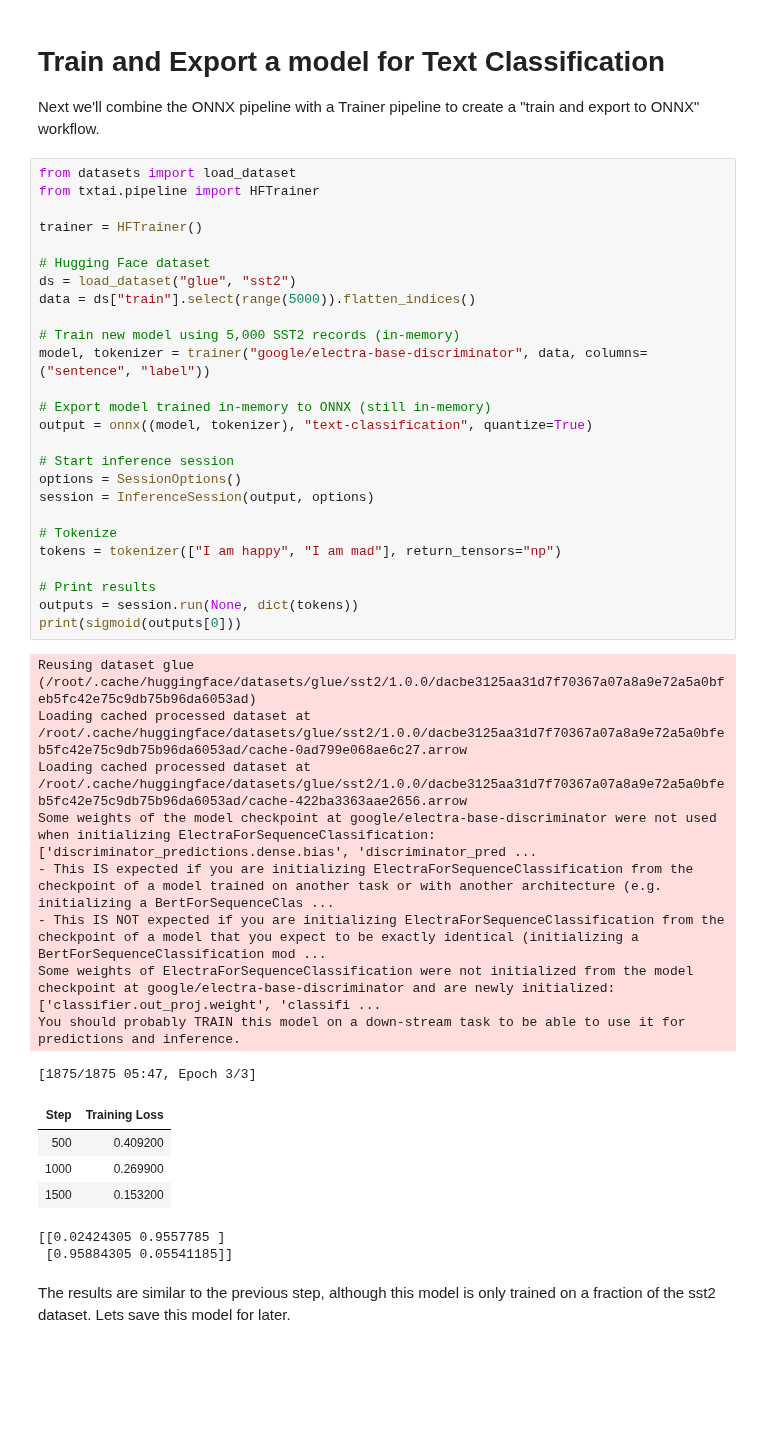
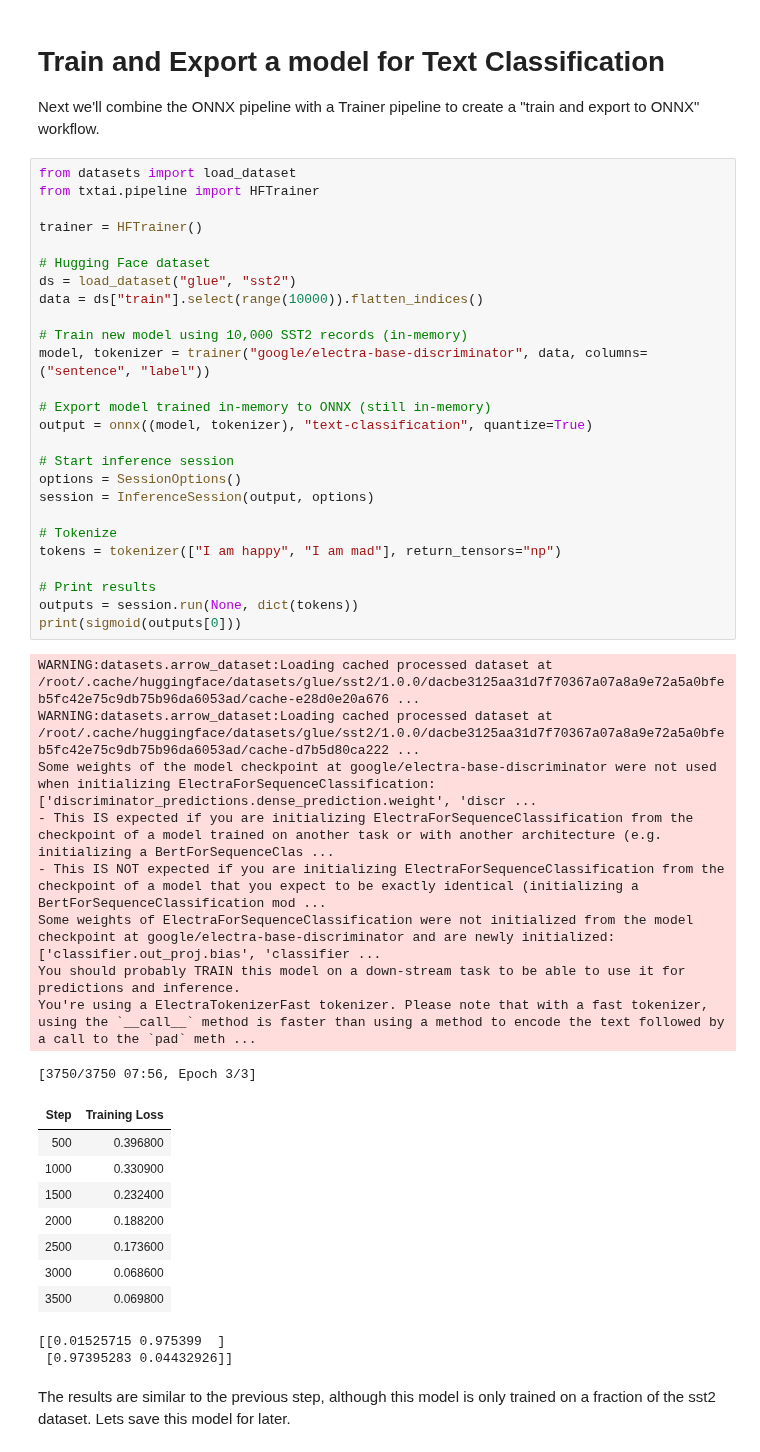
Before and after one commit to neuml/txtai, a Jupyter notebook: examples/18_Export_and_run_models_with_ONNX.ipynb, the cells around one changed output. Drawn from its saved outputs; the diff is of its cells as text; blank space fills up the shorter version.

```diff
--- a/examples/18_Export_and_run_models_with_ONNX.ipynb
+++ b/examples/18_Export_and_run_models_with_ONNX.ipynb
@@ -60,45 +60,49 @@ Next we'll combine the ONNX pipeline with a Trainer pipeline to create a "train
 # %%
 from datasets import load_dataset
 from txtai.pipeline import HFTrainer
 
 trainer = HFTrainer()
 
 # Hugging Face dataset
 ds = load_dataset("glue", "sst2")
-data = ds["train"].select(range(5000)).flatten_indices()
+data = ds["train"].select(range(10000)).flatten_indices()
 
-# Train new model using 5,000 SST2 records (in-memory)
+# Train new model using 10,000 SST2 records (in-memory)
 model, tokenizer = trainer("google/electra-base-discriminator", data, columns=("sentence", "label"))
 
 # Export model trained in-memory to ONNX (still in-memory)
 output = onnx((model, tokenizer), "text-classification", quantize=True)
 
 # Start inference session
 options = SessionOptions()
 session = InferenceSession(output, options)
 
 # Tokenize
 tokens = tokenizer(["I am happy", "I am mad"], return_tensors="np")
 
 # Print results
 outputs = session.run(None, dict(tokens))
 print(sigmoid(outputs[0]))
 # %% [output]
-Reusing dataset glue (/root/.cache/huggingface/datasets/glue/sst2/1.0.0/dacbe3125aa31d7f70367a07a8a9e72a5a0bfeb5fc42e75c9db75b96da6053ad)
-Loading cached processed dataset at /root/.cache/huggingface/datasets/glue/sst2/1.0.0/dacbe3125aa31d7f70367a07a8a9e72a5a0bfeb5fc42e75c9db75b96da6053ad/cache-0ad799e068ae6c27.arrow
-Loading cached processed dataset at /root/.cache/huggingface/datasets/glue/sst2/1.0.0/dacbe3125aa31d7f70367a07a8a9e72a5a0bfeb5fc42e75c9db75b96da6053ad/cache-422ba3363aae2656.arrow
-Some weights of the model checkpoint at google/electra-base-discriminator were not used when initializing ElectraForSequenceClassification: ['discriminator_predictions.dense.bias', 'discriminator_pred ...
+WARNING:datasets.arrow_dataset:Loading cached processed dataset at /root/.cache/huggingface/datasets/glue/sst2/1.0.0/dacbe3125aa31d7f70367a07a8a9e72a5a0bfeb5fc42e75c9db75b96da6053ad/cache-e28d0e20a676 ...
+WARNING:datasets.arrow_dataset:Loading cached processed dataset at /root/.cache/huggingface/datasets/glue/sst2/1.0.0/dacbe3125aa31d7f70367a07a8a9e72a5a0bfeb5fc42e75c9db75b96da6053ad/cache-d7b5d80ca222 ...
+Some weights of the model checkpoint at google/electra-base-discriminator were not used when initializing ElectraForSequenceClassification: ['discriminator_predictions.dense_prediction.weight', 'discr ...
 - This IS expected if you are initializing ElectraForSequenceClassification from the checkpoint of a model trained on another task or with another architecture (e.g. initializing a BertForSequenceClas ...
 - This IS NOT expected if you are initializing ElectraForSequenceClassification from the checkpoint of a model that you expect to be exactly identical (initializing a BertForSequenceClassification mod ...
-Some weights of ElectraForSequenceClassification were not initialized from the model checkpoint at google/electra-base-discriminator and are newly initialized: ['classifier.out_proj.weight', 'classifi ...
+Some weights of ElectraForSequenceClassification were not initialized from the model checkpoint at google/electra-base-discriminator and are newly initialized: ['classifier.out_proj.bias', 'classifier ...
 You should probably TRAIN this model on a down-stream task to be able to use it for predictions and inference.
+You're using a ElectraTokenizerFast tokenizer. Please note that with a fast tokenizer, using the `__call__` method is faster than using a method to encode the text followed by a call to the `pad` meth ...
-[1875/1875 05:47, Epoch 3/3]
+[3750/3750 07:56, Epoch 3/3]
 | Step | Training Loss |
-| 500 | 0.409200 |
-| 1000 | 0.269900 |
-| 1500 | 0.153200 |
+| 500 | 0.396800 |
+| 1000 | 0.330900 |
+| 1500 | 0.232400 |
+| 2000 | 0.188200 |
+| 2500 | 0.173600 |
+| 3000 | 0.068600 |
+| 3500 | 0.069800 |
-[[0.02424305 0.9557785 ]
- [0.95884305 0.05541185]]
+[[0.01525715 0.975399  ]
+ [0.97395283 0.04432926]]
 # %% [markdown]
 The results are similar to the previous step, although this model is only trained on a fraction of the sst2 dataset. Lets save this model for later.
 # %%
```
Also changed, not shown: parts of 22 cells of this notebook.
